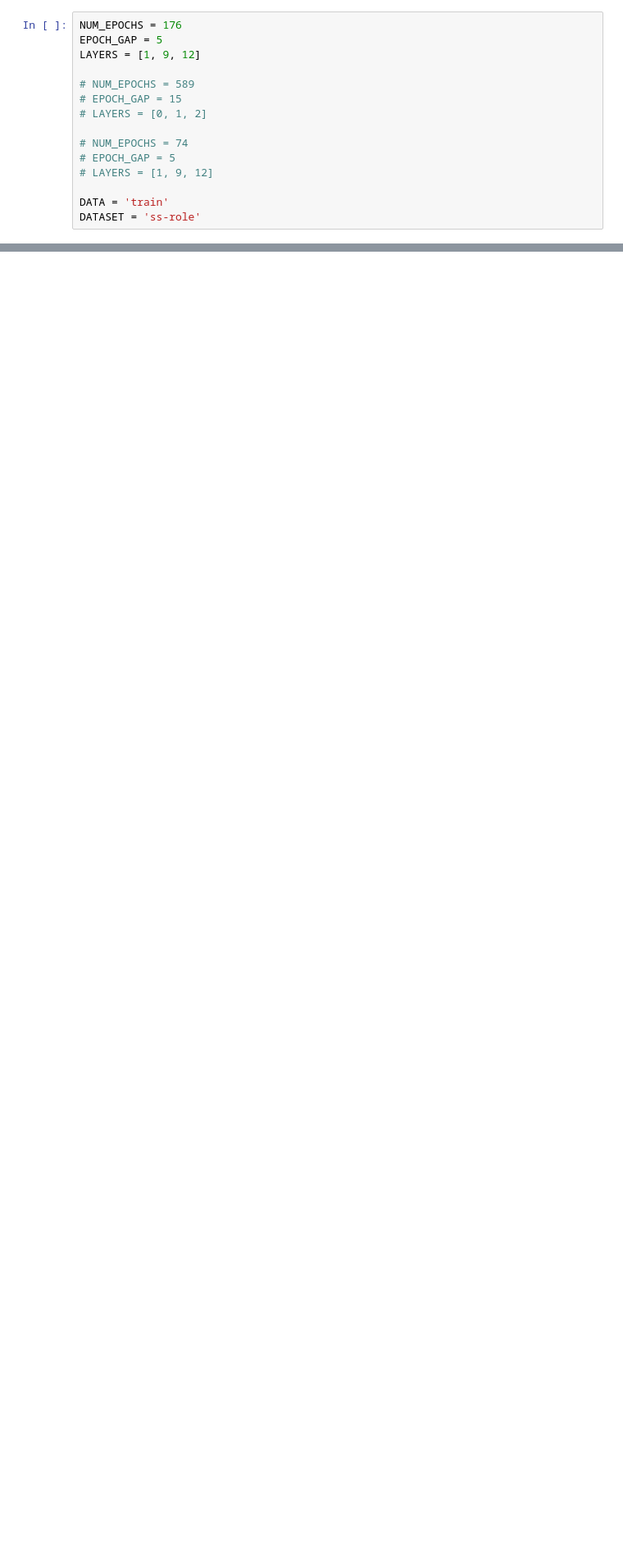
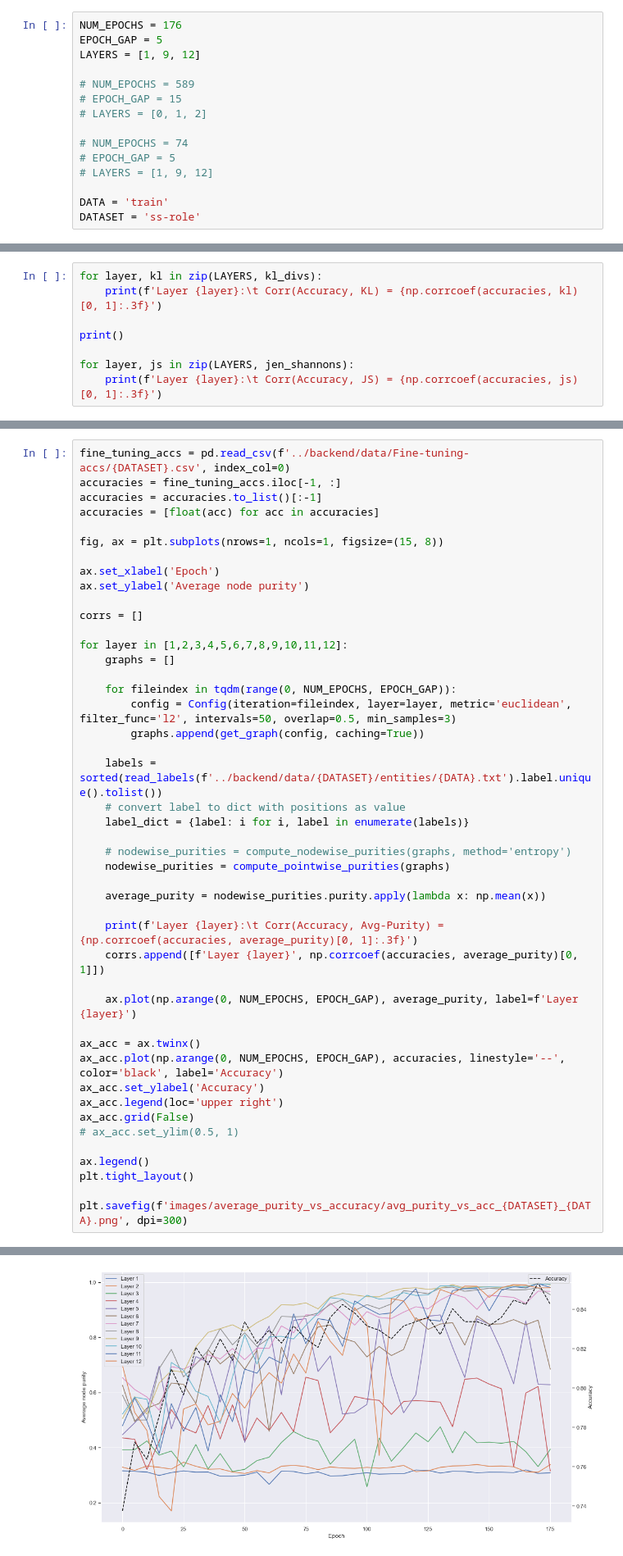
Before and after one commit to tdavislab/TopoBERT, a Jupyter notebook: notebooks/impuritiesv3.ipynb, the cells around one changed output, grey strips where cells are left out. Shown at 82% size. Saved outputs shown, nothing was run; the diff lists cells and outputs as text; blank space fills up the shorter version.

Commit message:
Add node and edge statistics

```diff
--- a/notebooks/impuritiesv3.ipynb
+++ b/notebooks/impuritiesv3.ipynb
@@ -390,0 +416,8 @@ plt.savefig(f'images/kljs/kl_js_distances_{DATASET}_{DATA}.png', dpi=300)
+# %%
+for layer, kl in zip(LAYERS, kl_divs):
+    print(f'Layer {layer}:\t Corr(Accuracy, KL) = {np.corrcoef(accuracies, kl)[0, 1]:.3f}')
+
+print()
+
+for layer, js in zip(LAYERS, jen_shannons):
+    print(f'Layer {layer}:\t Corr(Accuracy, JS) = {np.corrcoef(accuracies, js)[0, 1]:.3f}')
@@ -390,0 +434,46 @@ plt.savefig(f'images/kljs/kl_js_distances_{DATASET}_{DATA}.png', dpi=300)
+# %%
+fine_tuning_accs = pd.read_csv(f'../backend/data/Fine-tuning-accs/{DATASET}.csv', index_col=0)
+accuracies = fine_tuning_accs.iloc[-1, :]
+accuracies = accuracies.to_list()[:-1]
+accuracies = [float(acc) for acc in accuracies]
+
+fig, ax = plt.subplots(nrows=1, ncols=1, figsize=(15, 8))
+
+ax.set_xlabel('Epoch')
+ax.set_ylabel('Average node purity')
+
+corrs = []
+
+for layer in [1,2,3,4,5,6,7,8,9,10,11,12]:
+    graphs = []
+
+    for fileindex in tqdm(range(0, NUM_EPOCHS, EPOCH_GAP)):
+        config = Config(iteration=fileindex, layer=layer, metric='euclidean', filter_func='l2', intervals=50, overlap=0.5, min_samples=3)
+        graphs.append(get_graph(config, caching=True))
+
+    labels = sorted(read_labels(f'../backend/data/{DATASET}/entities/{DATA}.txt').label.unique().tolist())
+    # convert label to dict with positions as value
+    label_dict = {label: i for i, label in enumerate(labels)}
+
+    # nodewise_purities = compute_nodewise_purities(graphs, method='entropy')
+    nodewise_purities = compute_pointwise_purities(graphs)
+
+    average_purity = nodewise_purities.purity.apply(lambda x: np.mean(x))
+
+    print(f'Layer {layer}:\t Corr(Accuracy, Avg-Purity) = {np.corrcoef(accuracies, average_purity)[0, 1]:.3f}')
+    corrs.append([f'Layer {layer}', np.corrcoef(accuracies, average_purity)[0, 1]])
+
+    ax.plot(np.arange(0, NUM_EPOCHS, EPOCH_GAP), average_purity, label=f'Layer {layer}')
+
+ax_acc = ax.twinx()
+ax_acc.plot(np.arange(0, NUM_EPOCHS, EPOCH_GAP), accuracies, linestyle='--', color='black', label='Accuracy')
+ax_acc.set_ylabel('Accuracy')
+ax_acc.legend(loc='upper right')
+ax_acc.grid(False)
+# ax_acc.set_ylim(0.5, 1)
+
+ax.legend()
+plt.tight_layout()
+
+plt.savefig(f'images/average_purity_vs_accuracy/avg_purity_vs_acc_{DATASET}_{DATA}.png', dpi=300)
+# %% [output]
@@ -390,0 +492 @@ plt.savefig(f'images/kljs/kl_js_distances_{DATASET}_{DATA}.png', dpi=300)
+[figure, added]
```
Also changed, not shown: parts of 13 cells of this notebook, 7 other files.
